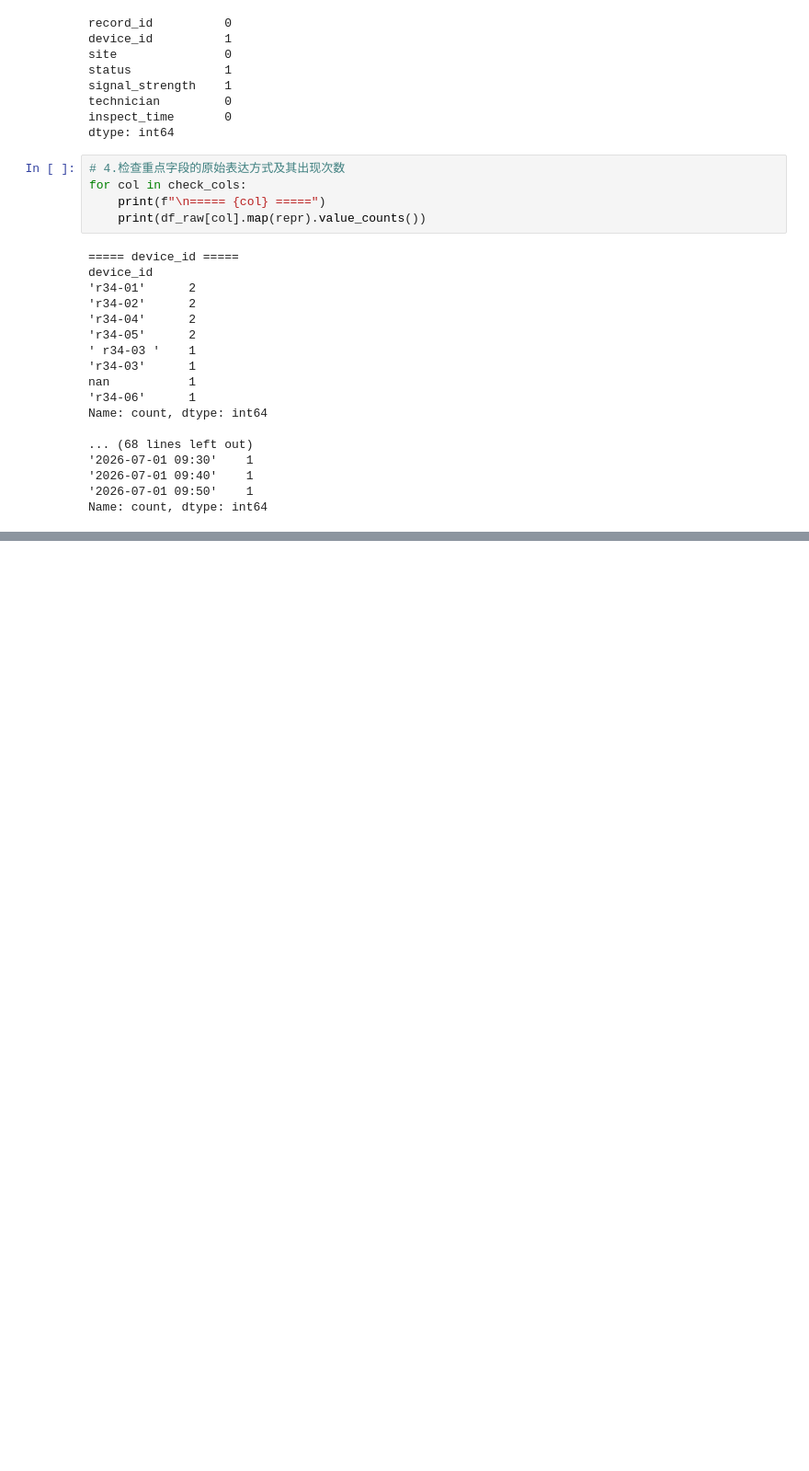
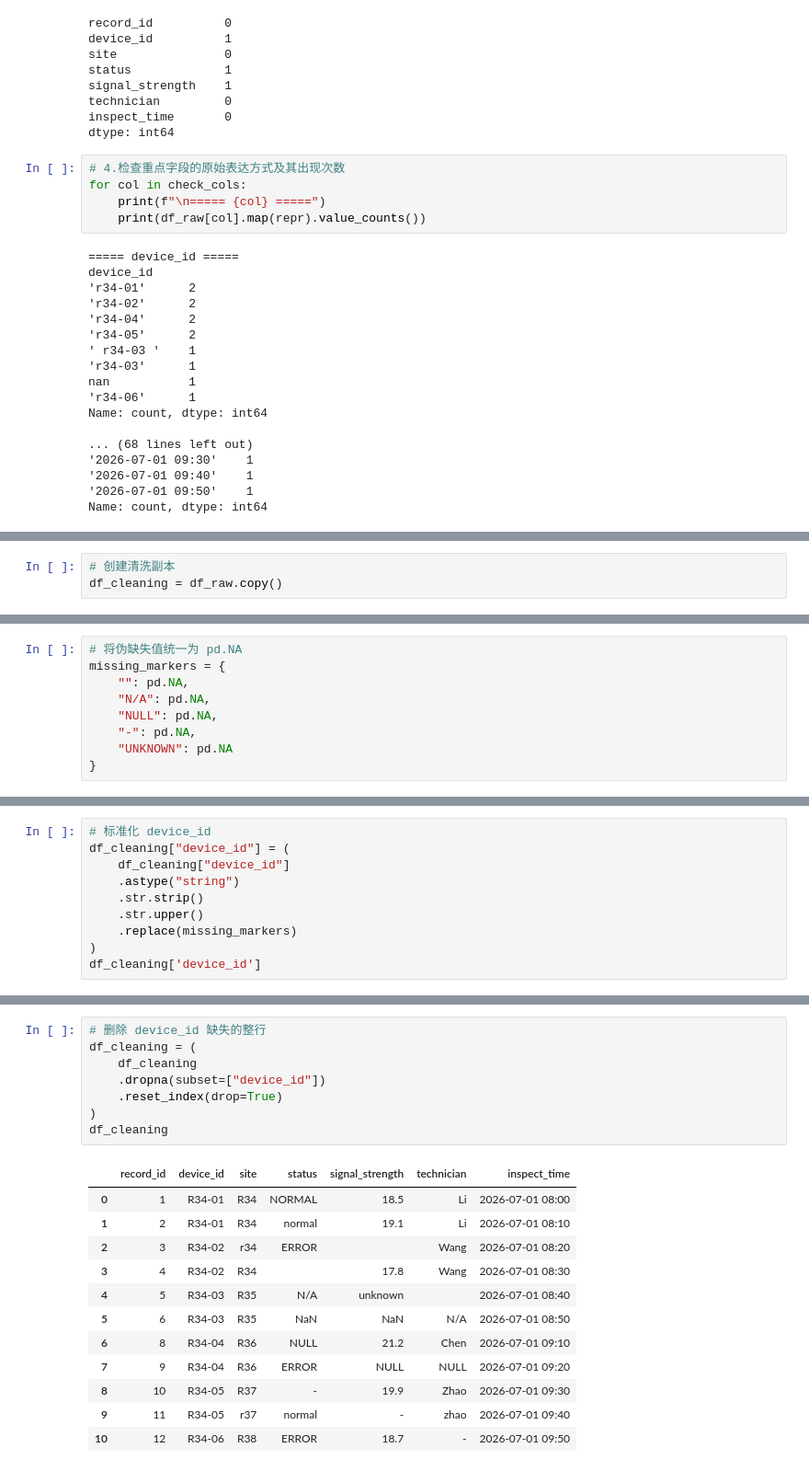
Before and after one commit to zhuimengren9527/projects, a Jupyter notebook: 02_sql_and_pandas/pandas_special_practice/01_cleaning/01_missing_value_cleaning/01_missing_value_cleaning.ipynb, the cells around one changed output, grey strips where cells are left out. Shown at 92% size. Cells and saved outputs as stored; diff of their text form; blank space fills up the shorter version.

Commit message:
feat(pandas): complete missing value cleaning practice
Complete field-level cleaning, missing value reporting, business-rule handling, validation, and README documentation.

```diff
--- a/02_sql_and_pandas/pandas_special_practice/01_cleaning/01_missing_value_cleaning/01_missing_value_cleaning.ipynb
+++ b/02_sql_and_pandas/pandas_special_practice/01_cleaning/01_missing_value_cleaning/01_missing_value_cleaning.ipynb
@@ -256,0 +259,3 @@ Name: count, dtype: int64
+# %%
+# 创建清洗副本
+df_cleaning = df_raw.copy()
@@ -256,0 +264,9 @@ Name: count, dtype: int64
+# %%
+# 将伪缺失值统一为 pd.NA
+missing_markers = {
+    "": pd.NA,
+    "N/A": pd.NA,
+    "NULL": pd.NA,
+    "-": pd.NA,
+    "UNKNOWN": pd.NA
+}
@@ -256,0 +275,10 @@ Name: count, dtype: int64
+# %%
+# 标准化 device_id
+df_cleaning["device_id"] = (
+    df_cleaning["device_id"]
+    .astype("string")
+    .str.strip()
+    .str.upper()
+    .replace(missing_markers)
+)
+df_cleaning['device_id']
@@ -256,0 +308,21 @@ Name: count, dtype: int64
+# %%
+# 删除 device_id 缺失的整行
+df_cleaning = (
+    df_cleaning
+    .dropna(subset=["device_id"])
+    .reset_index(drop=True)
+)
+df_cleaning
+# %% [output]
+|  | record_id | device_id | site | status | signal_strength | technician | inspect_time |
+| 0 | 1 | R34-01 | R34 | NORMAL | 18.5 | Li | 2026-07-01 08:00 |
+| 1 | 2 | R34-01 | R34 | normal | 19.1 | Li | 2026-07-01 08:10 |
+| 2 | 3 | R34-02 | r34 | ERROR |  | Wang | 2026-07-01 08:20 |
+| 3 | 4 | R34-02 | R34 |  | 17.8 | Wang | 2026-07-01 08:30 |
+| 4 | 5 | R34-03 | R35 | N/A | unknown |  | 2026-07-01 08:40 |
+| 5 | 6 | R34-03 | R35 | NaN | NaN | N/A | 2026-07-01 08:50 |
+| 6 | 8 | R34-04 | R36 | NULL | 21.2 | Chen | 2026-07-01 09:10 |
+| 7 | 9 | R34-04 | R36 | ERROR | NULL | NULL | 2026-07-01 09:20 |
+| 8 | 10 | R34-05 | R37 | - | 19.9 | Zhao | 2026-07-01 09:30 |
+| 9 | 11 | R34-05 | r37 | normal | - | zhao | 2026-07-01 09:40 |
+| 10 | 12 | R34-06 | R38 | ERROR | 18.7 | - | 2026-07-01 09:50 |
```
Also changed, not shown: parts of 33 cells of this notebook, 1 other file.
